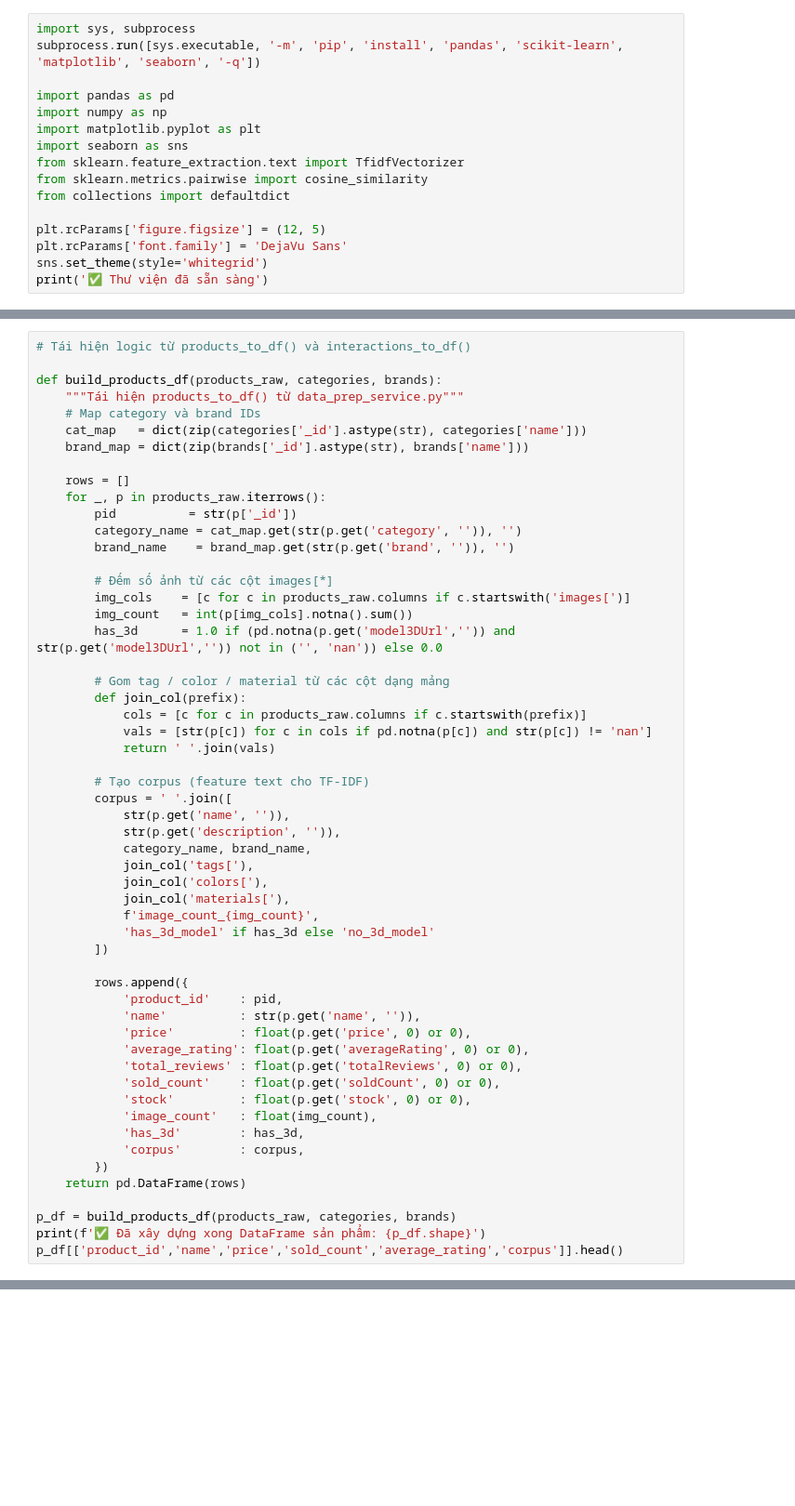
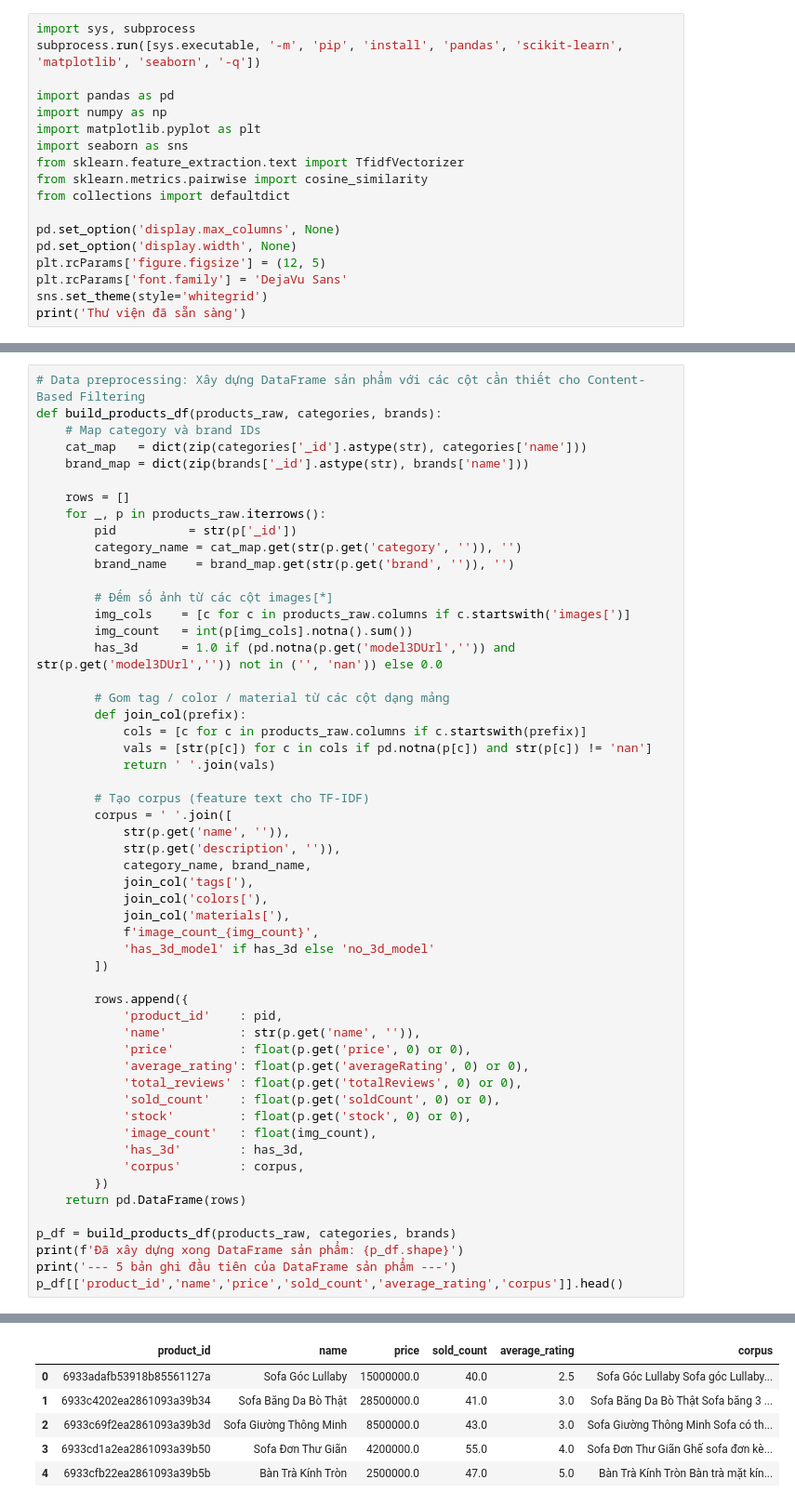
Before and after one commit to PhamHaThang/furniture_shop_data_mining, a Jupyter notebook: notebooks/01_Content_Based_Filtering.ipynb, the cells around one changed output, grey strips where cells are left out. Shown at 93% size. Cells and saved outputs as stored; diff of their text form; blank space fills up the shorter version.

```diff
--- a/notebooks/01_Content_Based_Filtering.ipynb
+++ b/notebooks/01_Content_Based_Filtering.ipynb
@@ -26,7 +34,9 @@ from sklearn.feature_extraction.text import TfidfVectorizer
 from sklearn.metrics.pairwise import cosine_similarity
 from collections import defaultdict
 
+pd.set_option('display.max_columns', None)
+pd.set_option('display.width', None)
 plt.rcParams['figure.figsize'] = (12, 5)
 plt.rcParams['font.family'] = 'DejaVu Sans'
 sns.set_theme(style='whitegrid')
-print('✅ Thư viện đã sẵn sàng')
+print('Thư viện đã sẵn sàng')
@@ -57,8 +130,6 @@ corpus = name + description + category + brand + tags + colors + materials + ima
 # %%
-# Tái hiện logic từ products_to_df() và interactions_to_df()
-
+# Data preprocessing: Xây dựng DataFrame sản phẩm với các cột cần thiết cho Content-Based Filtering
 def build_products_df(products_raw, categories, brands):
-    """Tái hiện products_to_df() từ data_prep_service.py"""
     # Map category và brand IDs
     cat_map   = dict(zip(categories['_id'].astype(str), categories['name']))
     brand_map = dict(zip(brands['_id'].astype(str), brands['name']))
@@ -107,5 +178,7 @@ def build_products_df(products_raw, categories, brands):
     return pd.DataFrame(rows)
 
 p_df = build_products_df(products_raw, categories, brands)
-print(f'✅ Đã xây dựng xong DataFrame sản phẩm: {p_df.shape}')
+print(f'Đã xây dựng xong DataFrame sản phẩm: {p_df.shape}')
+print('--- 5 bản ghi đầu tiên của DataFrame sản phẩm ---')
 p_df[['product_id','name','price','sold_count','average_rating','corpus']].head()
+# %% [output]
@@ -112,2 +187,8 @@ p_df[['product_id','name','price','sold_count','average_rating','corpus']].head(
+|  | product_id | name | price | sold_count | average_rating | corpus |
+| 0 | 6933adafb53918b85561127a | Sofa Góc Lullaby | 15000000.0 | 40.0 | 2.5 | Sofa Góc Lullaby Sofa góc Lullaby... |
+| 1 | 6933c4202ea2861093a39b34 | Sofa Băng Da Bò Thật | 28500000.0 | 41.0 | 3.0 | Sofa Băng Da Bò Thật Sofa băng 3 ... |
+| 2 | 6933c69f2ea2861093a39b3d | Sofa Giường Thông Minh | 8500000.0 | 43.0 | 3.0 | Sofa Giường Thông Minh Sofa có th... |
+| 3 | 6933cd1a2ea2861093a39b50 | Sofa Đơn Thư Giãn | 4200000.0 | 55.0 | 4.0 | Sofa Đơn Thư Giãn Ghế sofa đơn kè... |
+| 4 | 6933cfb22ea2861093a39b5b | Bàn Trà Kính Tròn | 2500000.0 | 47.0 | 5.0 | Bàn Trà Kính Tròn Bàn trà mặt kín... |
 # %%
 # Xem corpus của một sản phẩm mẫu
```
Also changed, not shown: parts of 35 cells of this notebook, 13 other files.
